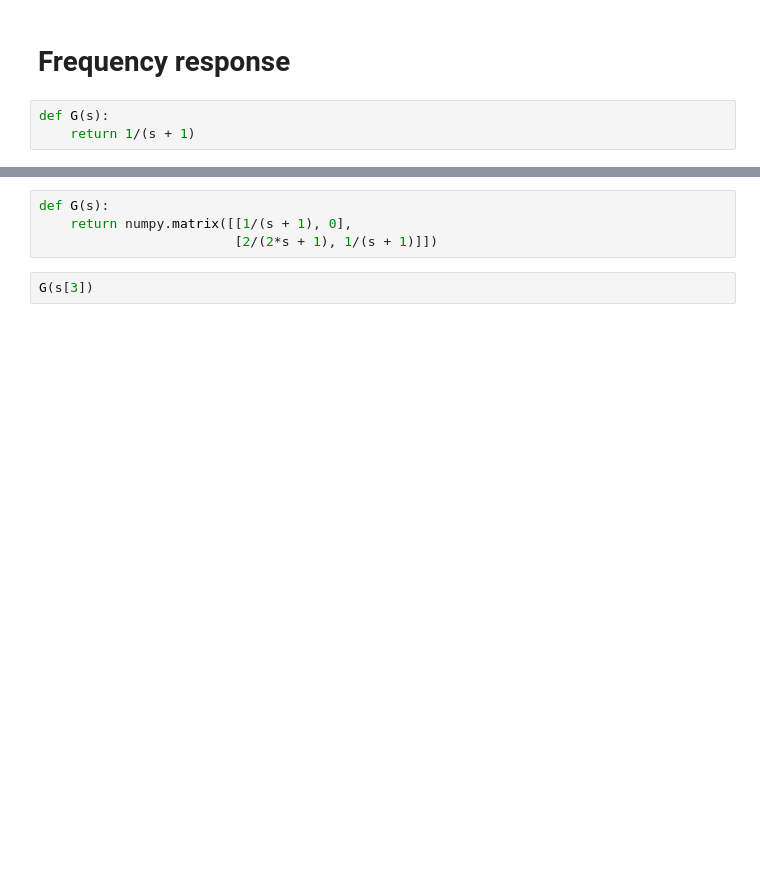
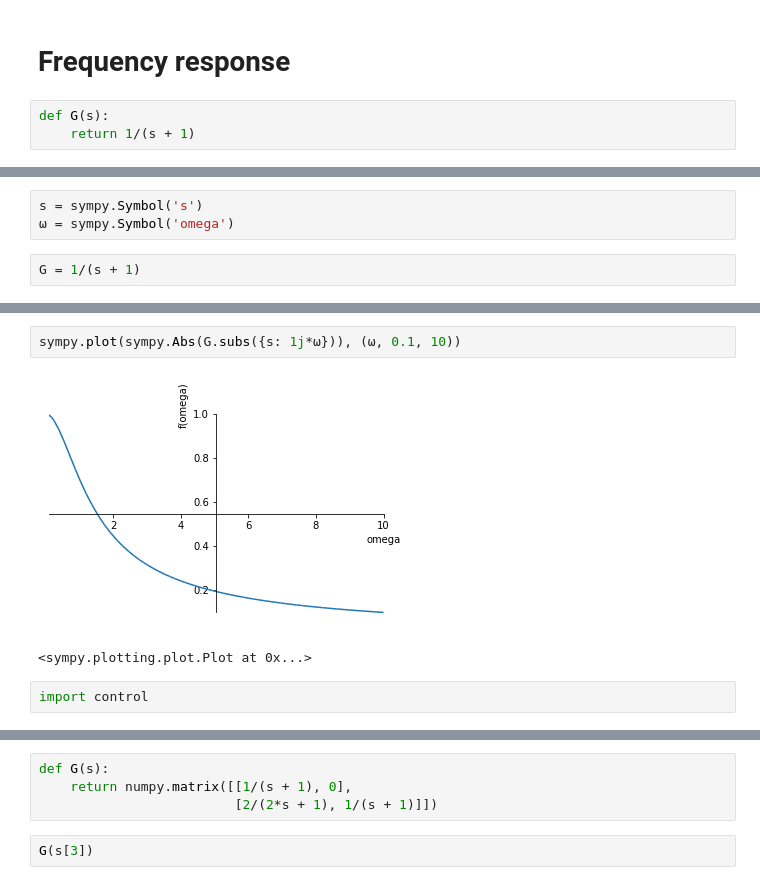
Before and after one commit to alchemyst/Skogestad-Python, a Jupyter notebook: notebooks/Frequency response.ipynb, the cells around one changed output, grey strips where cells are left out. Cells and saved outputs as stored; diff of their text form; blank space fills up the shorter version.

```diff
--- a/notebooks/Frequency response.ipynb
+++ b/notebooks/Frequency response.ipynb
@@ -23,0 +27,5 @@ plt.semilogx(omega, numpy.angle(G(s)))
+# %%
+s = sympy.Symbol('s')
+ω = sympy.Symbol('omega')
+# %%
+G = 1/(s + 1)
@@ -23,0 +36,7 @@ plt.semilogx(omega, numpy.angle(G(s)))
+# %%
+sympy.plot(sympy.Abs(G.subs({s: 1j*ω})), (ω, 0.1, 10))
+# %% [output]
+[figure, added]
+<sympy.plotting.plot.Plot at 0x...>
+# %%
+import control
```
Also changed, not shown: parts of 16 cells of this notebook, 3 other files.
